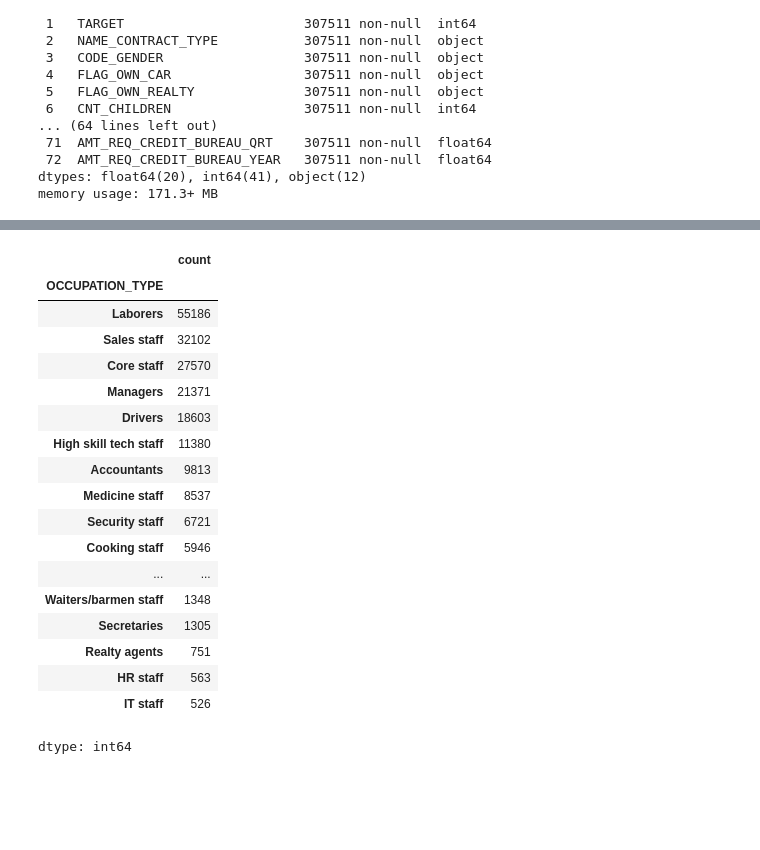
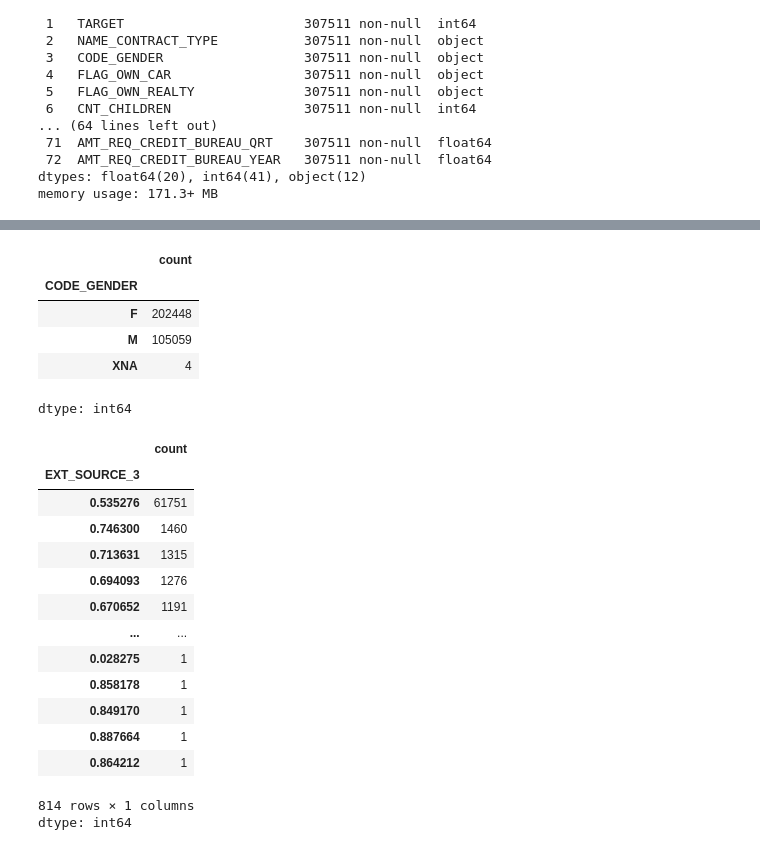
Before and after one commit to PunamBhatia/LogicMojo-AI-ML-April26-Punam, a Jupyter notebook: EDA Assignment - Logic Mojo/Credit_EDA_assignment_solution.ipynb, the cells around one changed output, grey strips where cells are left out. Cells and saved outputs as stored; diff of their text form; code cells hidden in the pictures; blank space fills up the shorter version.

```diff
--- a/EDA Assignment - Logic Mojo/Credit_EDA_assignment_solution.ipynb
+++ b/EDA Assignment - Logic Mojo/Credit_EDA_assignment_solution.ipynb
@@ -50,6 +50,11 @@ df_prev.head()
 df_prev.shape
 # %% [output]
 (1670214, 37)
+# %%
+#find if XNA is present replace with NaN
+
+df = df.replace('XNA',np.nan)
+df[df.isin(['XNA']).any(axis=1)]
 # %%
 ### Find shape, Info & description of the data set
 null_count = df.isnull().sum()
@@ -235,3 +240,13 @@ Data columns (total 73 columns):
  72  AMT_REQ_CREDIT_BUREAU_YEAR   307511 non-null  float64
 dtypes: float64(20), int64(41), object(12)
 memory usage: 171.3+ MB
+# %%
+#imput null values in OccupationType with mode /most frequent value i.e. Laborers
+df.OCCUPATION_TYPE.value_counts()
+#lets plot frequency of occupation type
+plt.bar(df.OCCUPATION_TYPE.value_counts().index, df.OCCUPATION_TYPE.value_counts().values)
+plt.xticks(rotation=90)
+plt.show()
+
+df.OCCUPATION_TYPE.fillna('Laborers', inplace=True)
+df.OCCUPATION_TYPE.value_counts()
@@ -238,25 +274,33 @@ memory usage: 171.3+ MB
 # %%
-#imput null values in OccupationType
-df.OCCUPATION_TYPE.value_counts()
-
-#df.OCCUPATION_TYPE.fillna('Laborers', inplace=True)
+# Impute Missing values in CODE_GENDER with mode
+df.CODE_GENDER.value_counts()
+df.CODE_GENDER.fillna('F', inplace=True)
+df.CODE_GENDER.value_counts()
 # %% [output]
 |  | count |
-| OCCUPATION_TYPE |  |
-| Laborers | 55186 |
-| Sales staff | 32102 |
-| Core staff | 27570 |
-| Managers | 21371 |
-| Drivers | 18603 |
-| High skill tech staff | 11380 |
-| Accountants | 9813 |
-| Medicine staff | 8537 |
-| Security staff | 6721 |
-| Cooking staff | 5946 |
-| ... | ... |
-| Waiters/barmen staff | 1348 |
-| Secretaries | 1305 |
-| Realty agents | 751 |
-| HR staff | 563 |
-| IT staff | 526 |
+| CODE_GENDER |  |
+| F | 202448 |
+| M | 105059 |
+| XNA | 4 |
 dtype: int64
+# %%
+
+df.EXT_SOURCE_3.value_counts()
+df.EXT_SOURCE_3.fillna(df.EXT_SOURCE_3.median(), inplace=True)
+df.EXT_SOURCE_3.value_counts()
+# %% [output]
+|  | count |
+| EXT_SOURCE_3 |  |
+| 0.535276 | 61751 |
+| 0.746300 | 1460 |
+| 0.713631 | 1315 |
+| 0.694093 | 1276 |
+| 0.670652 | 1191 |
+| ... | ... |
+| 0.028275 | 1 |
+| 0.858178 | 1 |
+| 0.849170 | 1 |
+| 0.887664 | 1 |
+| 0.864212 | 1 |
+814 rows × 1 columns
+dtype: int64
```
Also changed, not shown: parts of 4 cells of this notebook.
